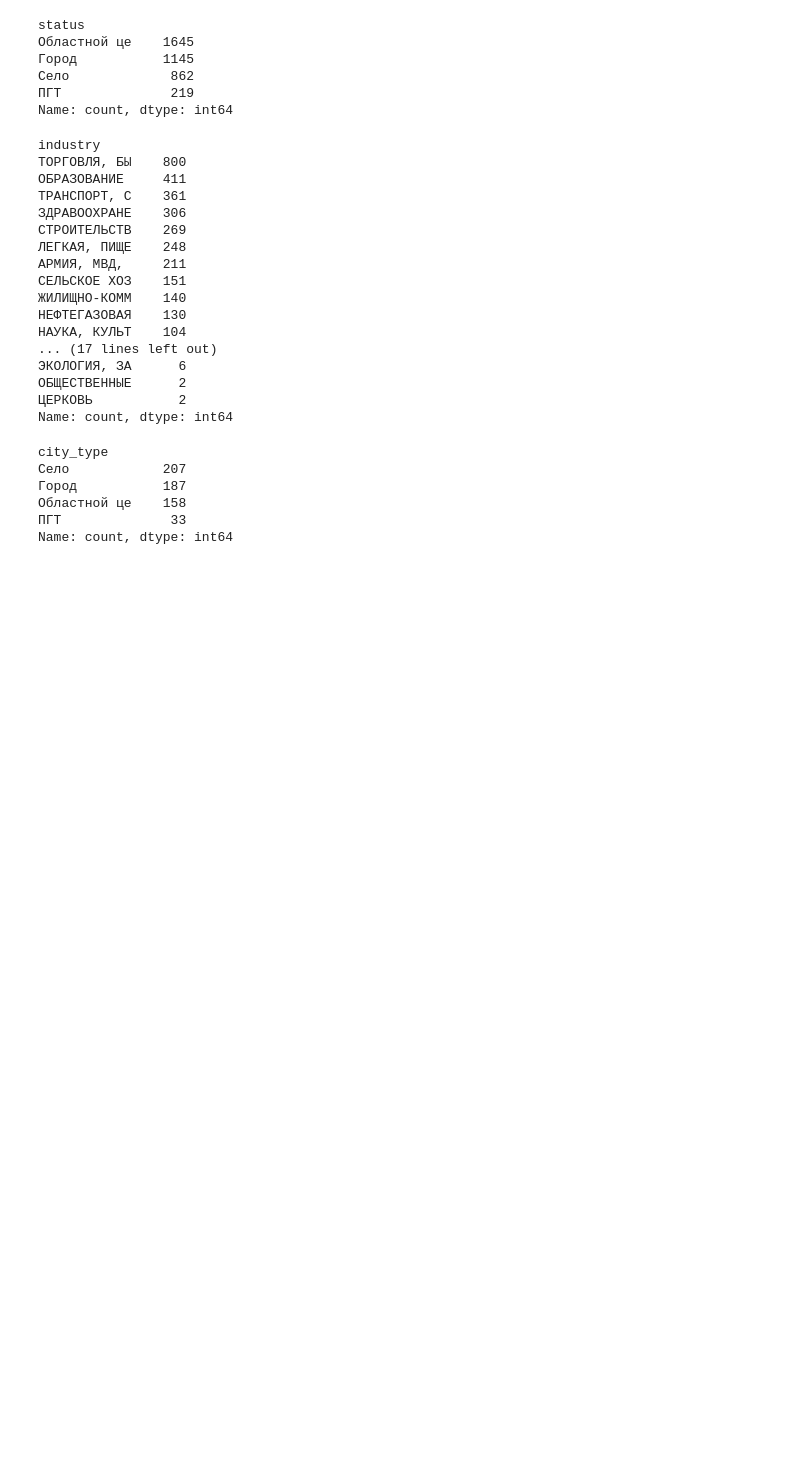
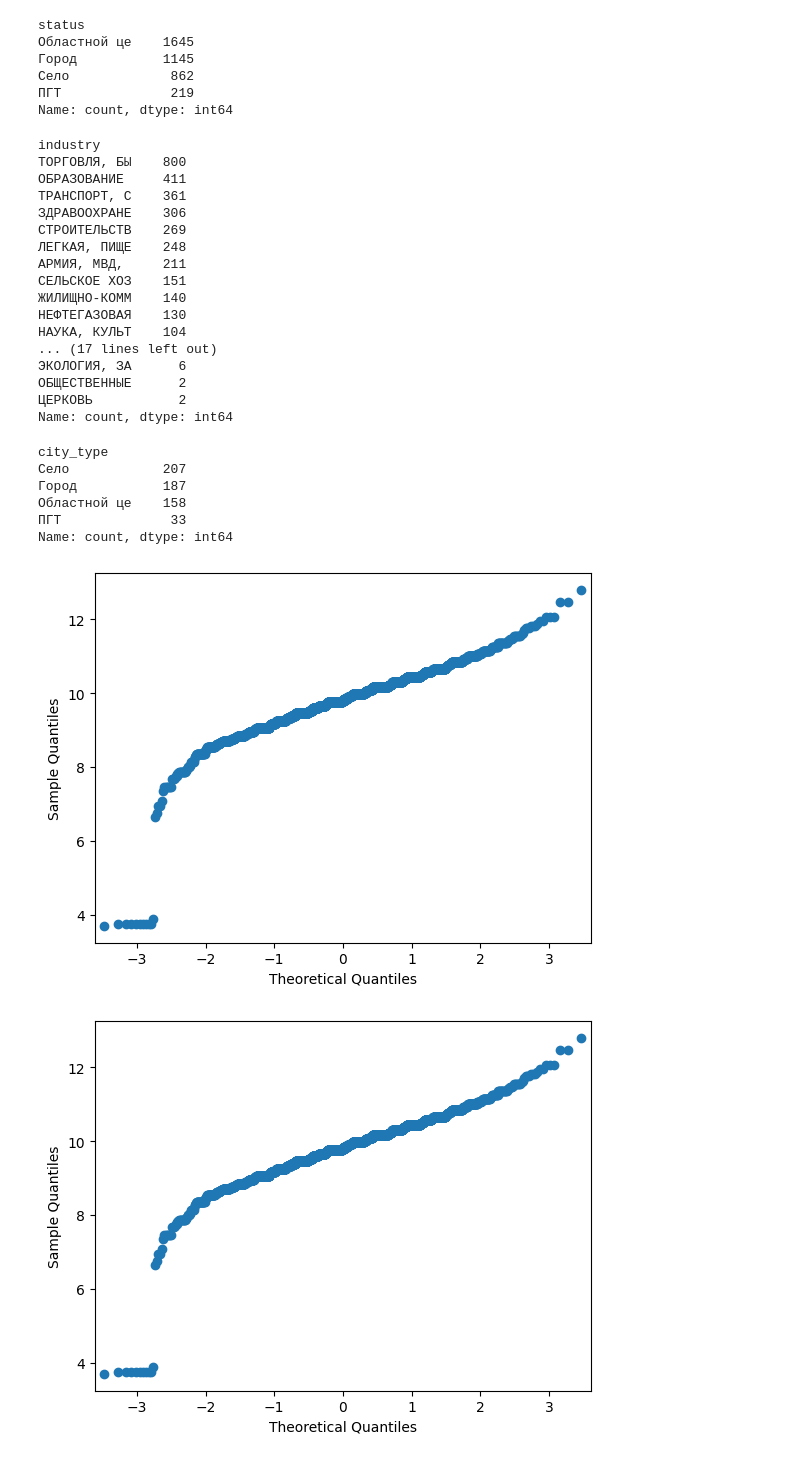
Before and after one commit to Selling-Pandas/dano-hackathon-innopolis-2024, a Jupyter notebook: German/pre.ipynb, the cells around one changed output. Drawn from its saved outputs; the diff is of its cells as text; code cells hidden in the pictures; blank space fills up the shorter version.

```diff
--- a/German/pre.ipynb
+++ b/German/pre.ipynb
@@ -83,3 +84,8 @@ city_type
 Областной це    158
 ПГТ              33
 Name: count, dtype: int64
+# %%
+sm.qqplot(df.log_wage)
+# %% [output]
+[figure, added]
+[figure, added]
```
Also changed, not shown: parts of 1 cell of this notebook.
